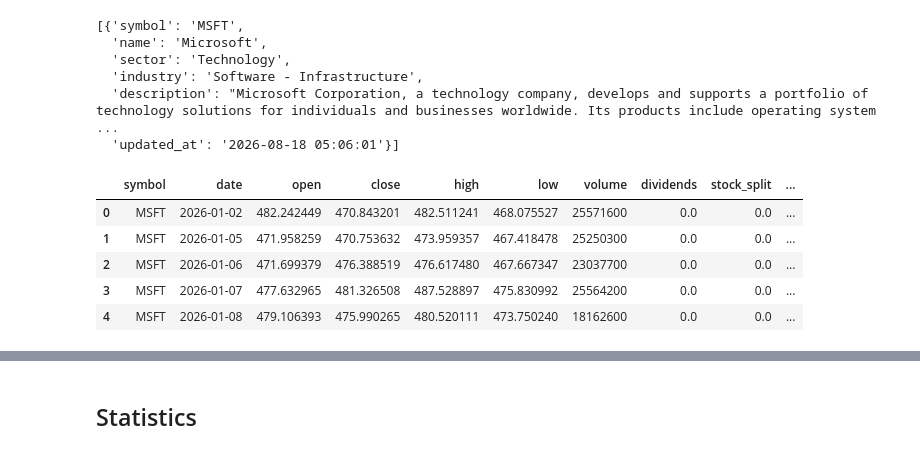
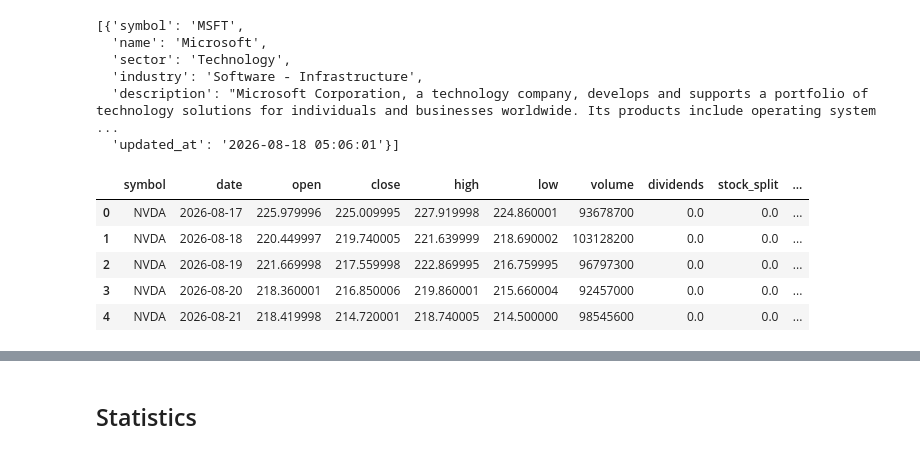
Before and after one commit to vercellibryan/stock_LLM, a Jupyter notebook: stock_crawler/stock_lib_test.ipynb, the cells around one changed output, grey strips where cells are left out. Cells and saved outputs as stored; diff of their text form; code cells hidden in the pictures.

```diff
--- a/stock_crawler/stock_lib_test.ipynb
+++ b/stock_crawler/stock_lib_test.ipynb
@@ -60,12 +80,12 @@ sl.get_company("MSFT")
   'description': "Microsoft Corporation, a technology company, develops and supports a portfolio of technology solutions for individuals and businesses worldwide. Its products include operating system ...
   'updated_at': '2026-08-18 05:06:01'}]
 # %%
-df_stock_db = sl.get_stock("MSFT", date(2026, 1, 1), date(2026, 7, 1))
-df_stock_db.head()
+df_stock_db = sl.get_stock("NVDA", date(2026, 8, 17), date(2026, 8, 24))
+df_stock_db
 # %% [output]
 |  | symbol | date | open | close | high | low | volume | dividends | stock_split | ... |
-| 0 | MSFT | 2026-01-02 | 482.242449 | 470.843201 | 482.511241 | 468.075527 | 25571600 | 0.0 | 0.0 | ... |
-| 1 | MSFT | 2026-01-05 | 471.958259 | 470.753632 | 473.959357 | 467.418478 | 25250300 | 0.0 | 0.0 | ... |
-| 2 | MSFT | 2026-01-06 | 471.699379 | 476.388519 | 476.617480 | 467.667347 | 23037700 | 0.0 | 0.0 | ... |
-| 3 | MSFT | 2026-01-07 | 477.632965 | 481.326508 | 487.528897 | 475.830992 | 25564200 | 0.0 | 0.0 | ... |
-| 4 | MSFT | 2026-01-08 | 479.106393 | 475.990265 | 480.520111 | 473.750240 | 18162600 | 0.0 | 0.0 | ... |
+| 0 | NVDA | 2026-08-17 | 225.979996 | 225.009995 | 227.919998 | 224.860001 | 93678700 | 0.0 | 0.0 | ... |
+| 1 | NVDA | 2026-08-18 | 220.449997 | 219.740005 | 221.639999 | 218.690002 | 103128200 | 0.0 | 0.0 | ... |
+| 2 | NVDA | 2026-08-19 | 221.669998 | 217.559998 | 222.869995 | 216.759995 | 96797300 | 0.0 | 0.0 | ... |
+| 3 | NVDA | 2026-08-20 | 218.360001 | 216.850006 | 219.860001 | 215.660004 | 92457000 | 0.0 | 0.0 | ... |
+| 4 | NVDA | 2026-08-21 | 218.419998 | 214.720001 | 218.740005 | 214.500000 | 98545600 | 0.0 | 0.0 | ... |
```
Also changed, not shown: parts of 8 cells of this notebook, 6 other files.
